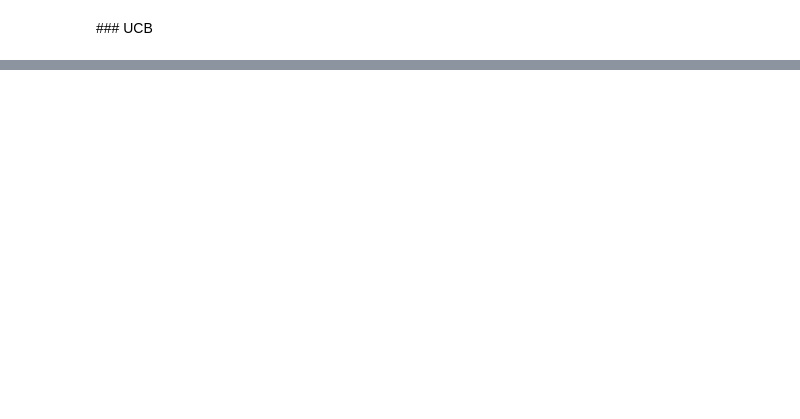
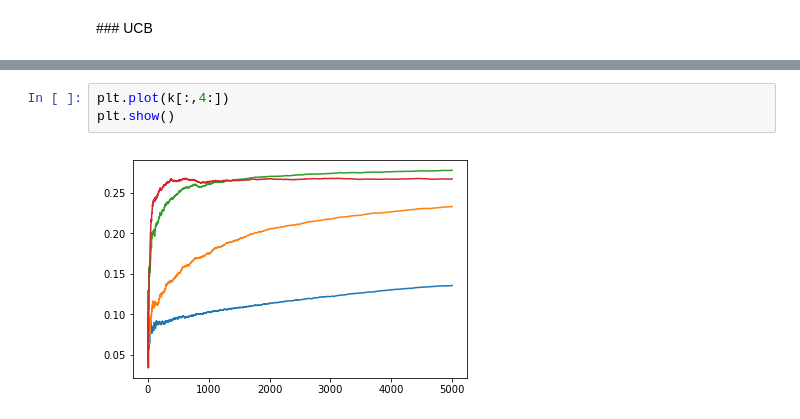
Before and after one commit to Benlog/FDMS, a Jupyter notebook: TME8.ipynb, the cells around one changed output, grey strips where cells are left out. Drawn from its saved outputs; the diff is of its cells as text; blank space fills up the shorter version.

```diff
--- a/TME8.ipynb
+++ b/TME8.ipynb
@@ -106,0 +288,5 @@ SyntaxError: can't assign to function call (<ipython-input-116-789e2fcc7546>, li
+# %%
+plt.plot(k[:,4:])
+plt.show()
+# %% [output]
+[figure, added]
```
Also changed, not shown: parts of 31 cells of this notebook, 1 other file.
